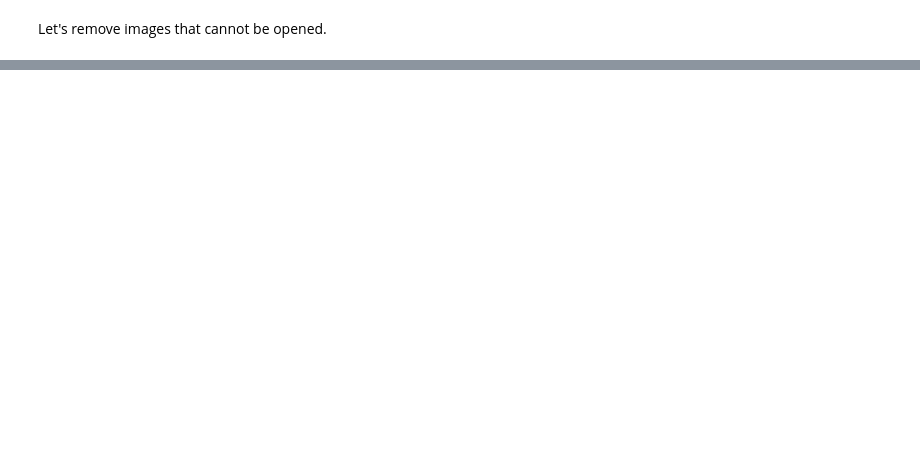
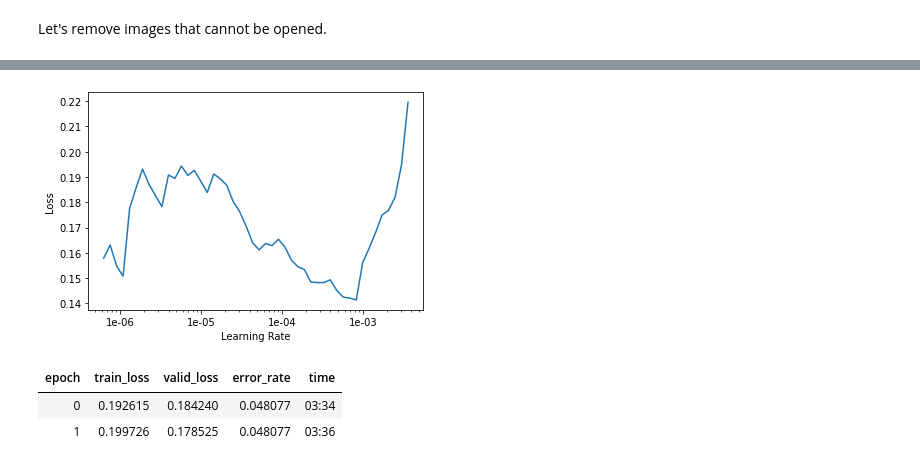
Before and after one commit to saba96/HomeAppliancesImageClassifier, a Jupyter notebook: HomeAppliancesImageClassifier.ipynb, the cells around one changed output, grey strips where cells are left out. Cells and saved outputs as stored; diff of their text form; code cells hidden in the pictures; blank space fills up the shorter version.

Commit message:
train resnet34

```diff
--- a/HomeAppliancesImageClassifier.ipynb
+++ b/HomeAppliancesImageClassifier.ipynb
@@ -68,0 +75,4 @@ gas-range
+# %%
+np.random.seed(42)
+data = ImageDataBunch.from_folder(path, train=".", valid_pct=0.2,
+        ds_tfms=get_transforms(), size=224, num_workers=4).normalize(imagenet_stats)
@@ -68,0 +93,4 @@ gas-range
+# %%
+learn = cnn_learner(data, models.resnet34, metrics=error_rate)
+# %%
+learn.fit_one_cycle(4)
@@ -68,0 +124,10 @@ gas-range
+# %%
+learn.recorder.plot()
+# %% [output]
+[figure, added]
+# %%
+learn.fit_one_cycle(2, max_lr=slice(5e-5,2e-4))
+# %% [output]
+| epoch | train_loss | valid_loss | error_rate | time |
+| 0 | 0.192615 | 0.184240 | 0.048077 | 03:34 |
+| 1 | 0.199726 | 0.178525 | 0.048077 | 03:36 |
```
Also changed, not shown: parts of 13 cells of this notebook.
